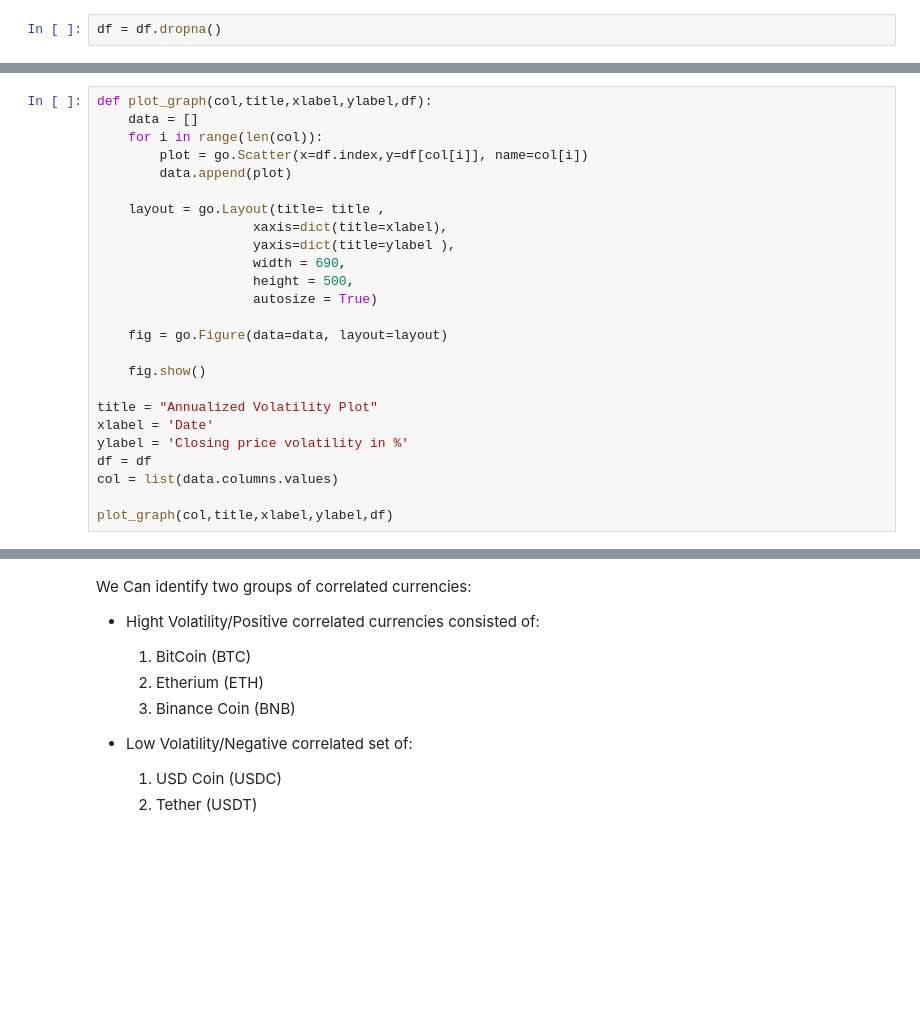
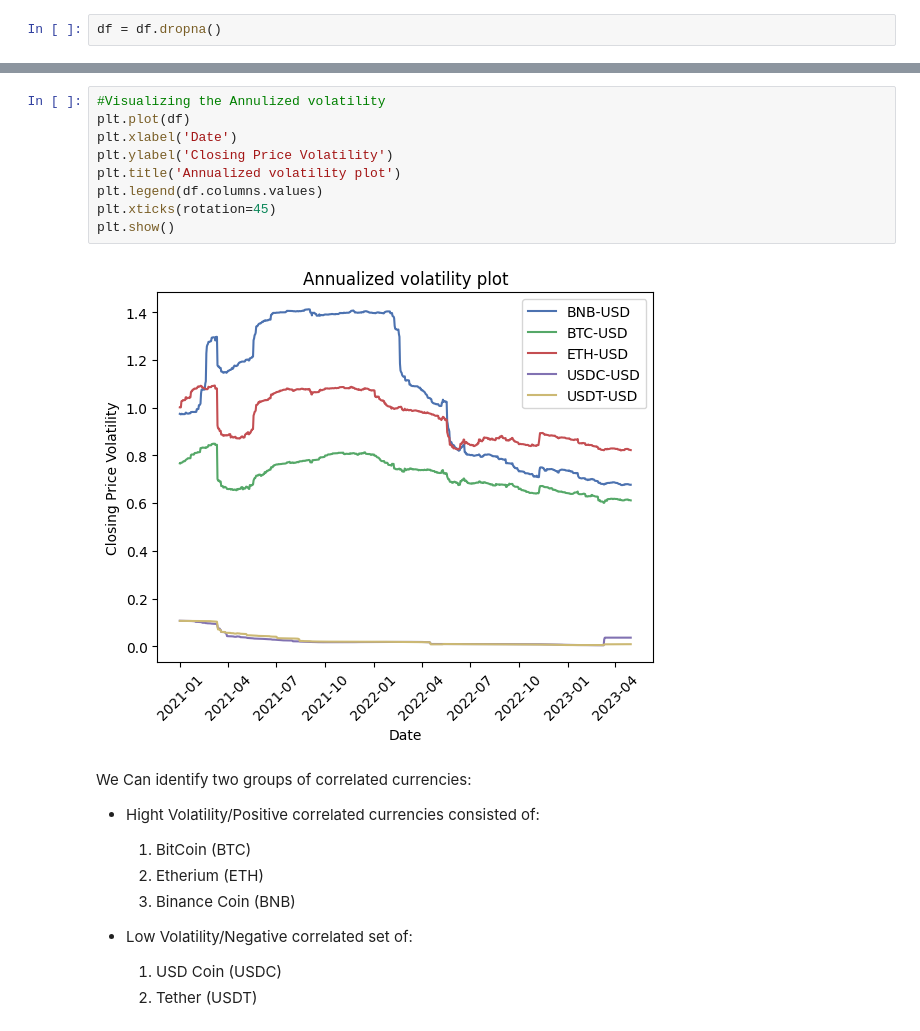
Before and after one commit to mzaoualim/cryptocurrency_portfolio_optimization_app, a Jupyter notebook: crypto_portfolio_optimization.ipynb, the cells around one changed output, grey strips where cells are left out. Cells and saved outputs as stored; diff of their text form; blank space fills up the shorter version.

```diff
--- a/crypto_portfolio_optimization.ipynb
+++ b/crypto_portfolio_optimization.ipynb
@@ -197,25 +198,0 @@ df
-# %%
-def plot_graph(col,title,xlabel,ylabel,df):
-    data = []
-    for i in range(len(col)):
-        plot = go.Scatter(x=df.index,y=df[col[i]], name=col[i])
-        data.append(plot)
-
-    layout = go.Layout(title= title ,
-                    xaxis=dict(title=xlabel),
-                    yaxis=dict(title=ylabel ),
-                    width = 690,
-                    height = 500,
-                    autosize = True)
-
-    fig = go.Figure(data=data, layout=layout)
-
-    fig.show()
-
-title = "Annualized Volatility Plot"
-xlabel = 'Date'
-ylabel = 'Closing price volatility in %'
-df = df
-col = list(data.columns.values)
-
-plot_graph(col,title,xlabel,ylabel,df)
@@ -224,3 +199,14 @@ plot_graph(col,title,xlabel,ylabel,df)
+# %%
+#Visualizing the Annulized volatility
+plt.plot(df)
+plt.xlabel('Date')
+plt.ylabel('Closing Price Volatility')
+plt.title('Annualized volatility plot')
+plt.legend(df.columns.values)
+plt.xticks(rotation=45)
+plt.show()
+# %% [output]
+[figure, added]
 # %% [markdown]
 We Can identify two groups of correlated currencies:
 
```
Also changed, not shown: parts of 51 cells of this notebook.
